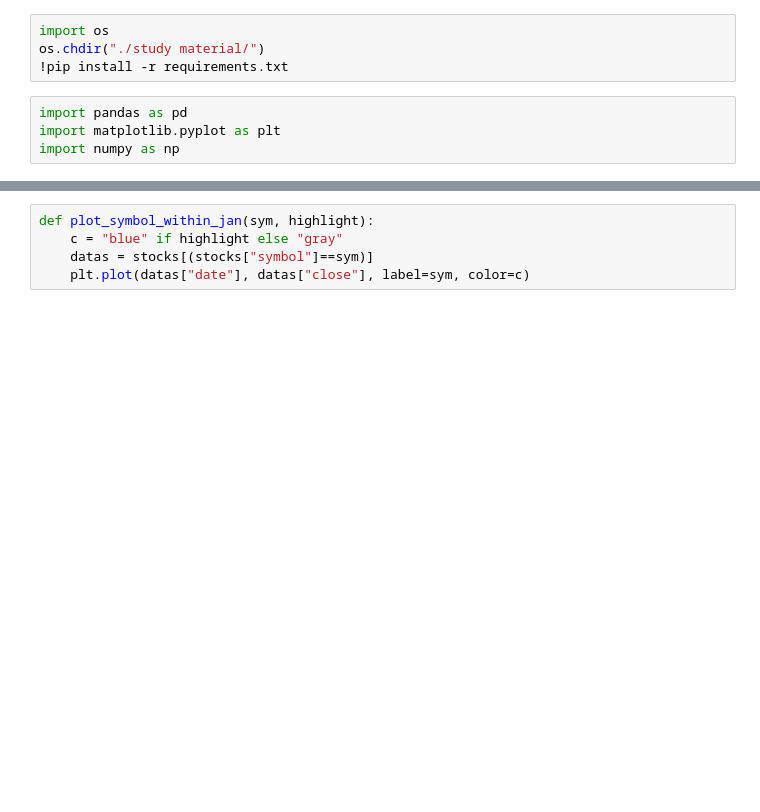
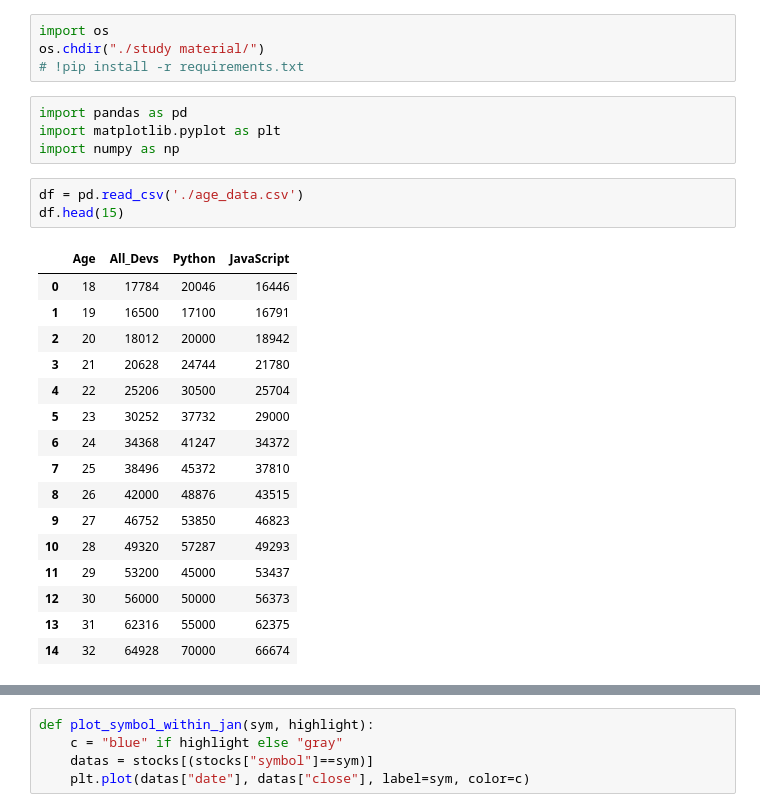
Before and after one commit to ckh7488/CV, a Jupyter notebook: data visualization/clone_coding.ipynb, the cells around one changed output, grey strips where cells are left out. Saved outputs shown, nothing was run; the diff lists cells and outputs as text; blank space fills up the shorter version.

```diff
--- a/data visualization/clone_coding.ipynb
+++ b/data visualization/clone_coding.ipynb
@@ -1,8 +1,28 @@
 # %%
 import os
 os.chdir("./study material/")
-!pip install -r requirements.txt
+# !pip install -r requirements.txt
 # %%
 import pandas as pd
 import matplotlib.pyplot as plt
 import numpy as np
+# %%
+df = pd.read_csv('./age_data.csv')
+df.head(15)
+# %% [output]
+|  | Age | All_Devs | Python | JavaScript |
+| 0 | 18 | 17784 | 20046 | 16446 |
+| 1 | 19 | 16500 | 17100 | 16791 |
+| 2 | 20 | 18012 | 20000 | 18942 |
+| 3 | 21 | 20628 | 24744 | 21780 |
+| 4 | 22 | 25206 | 30500 | 25704 |
+| 5 | 23 | 30252 | 37732 | 29000 |
+| 6 | 24 | 34368 | 41247 | 34372 |
+| 7 | 25 | 38496 | 45372 | 37810 |
+| 8 | 26 | 42000 | 48876 | 43515 |
+| 9 | 27 | 46752 | 53850 | 46823 |
+| 10 | 28 | 49320 | 57287 | 49293 |
+| 11 | 29 | 53200 | 45000 | 53437 |
+| 12 | 30 | 56000 | 50000 | 56373 |
+| 13 | 31 | 62316 | 55000 | 62375 |
+| 14 | 32 | 64928 | 70000 | 66674 |
```
Also changed, not shown: parts of 9 cells of this notebook.
